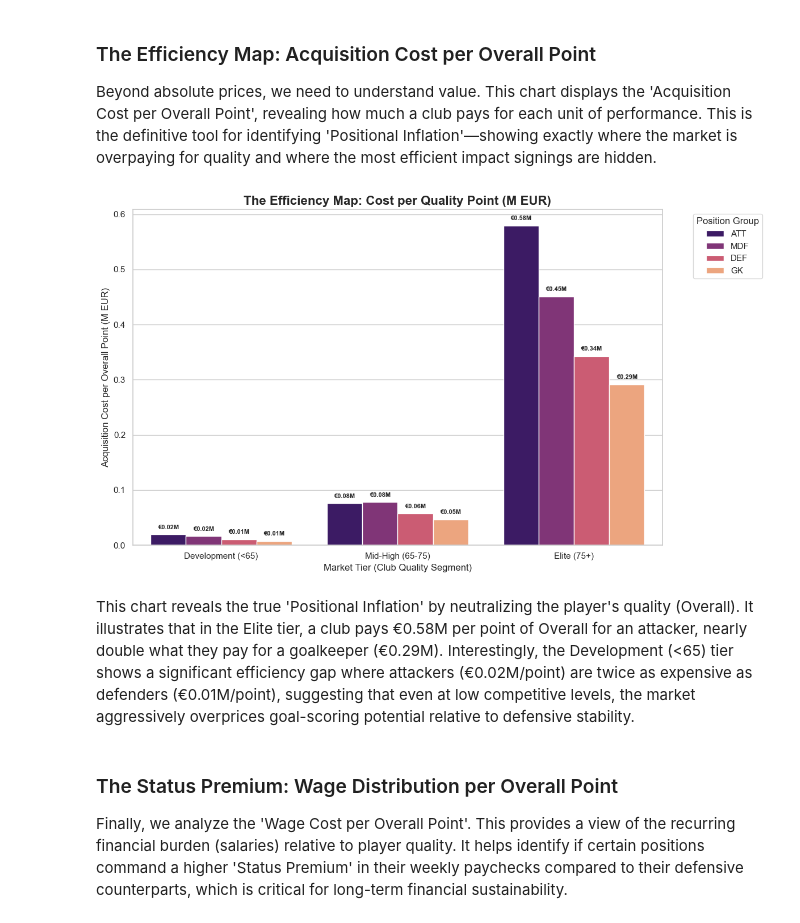
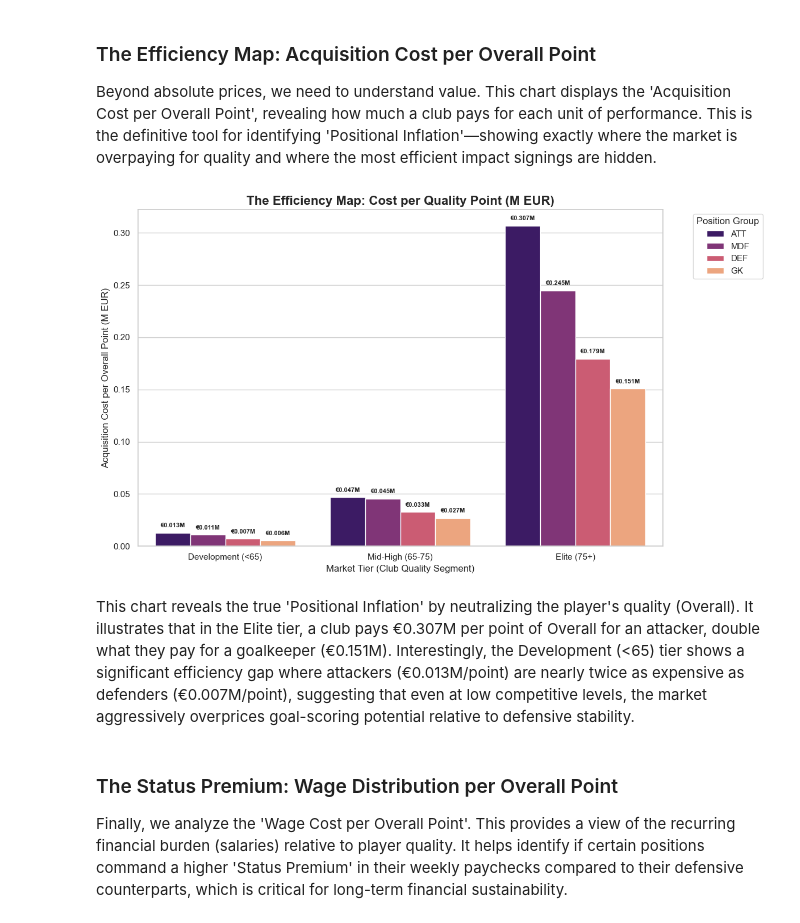
Before and after one commit to dalarconro/FIFA18_Python_Analysis, a Jupyter notebook: notebooks/03_analysis.ipynb, the cells around one changed output. Drawn from its saved outputs; the diff is of its cells as text; code cells hidden in the pictures.

```diff
--- a/notebooks/03_analysis.ipynb
+++ b/notebooks/03_analysis.ipynb
@@ -91,10 +97,13 @@ We'll start our analysis by creating some derived metrics will allow you to find
 # %%
 # We won't find players with 0 Potential or Overall
 # But we will control divisions by 0, just in case
-data['Value/Potential Efficiency'] = np.where(data['Potential'] > 0,
+data['Value Efficiency'] = np.where(data['Potential'] > 0,
+                                              round(data['Value (M_EUR)'] / data['Potential'], 3),
+                                              np.nan)
+data['Release_Clause Efficiency'] = np.where(data['Potential'] > 0,
                                               round(data['Release Clause (M_EUR)'] / data['Potential'], 3),
                                               np.nan)
-data['Wage-to-performance Ratio'] = np.where(data['Overall'] > 0,
+data['Wage_Performance Ratio'] = np.where(data['Overall'] > 0,
                                              round(data['Wage (K_EUR)'] / data['Overall'], 3),
                                              np.nan)
 data['Growth Margin'] = data['Potential'] - data['Overall']
@@ -175,8 +186,9 @@ scouting_pool = data[(data['Age'] <= 24) &
 
 # 2. Making metric comparables by normalization (0 to 1)
 # In Efficiency and Wage we look for the MINIMUM, so we substract from 1
-scouting_pool['score_value'] = 1 - scouting_pool['Value/Potential Efficiency'].rank(pct=True)
-scouting_pool['score_wage'] = 1 - scouting_pool['Wage-to-performance Ratio'].rank(pct=True)
+scouting_pool['score_value'] = 1 - scouting_pool['Value Efficiency'].rank(pct=True)
+scouting_pool['score_clause'] = 1 - scouting_pool['Release_Clause Efficiency'].rank(pct=True)
+scouting_pool['score_wage'] = 1 - scouting_pool['Wage_Performance Ratio'].rank(pct=True)
 scouting_pool['score_growth'] = scouting_pool['Growth Margin'].rank(pct=True)
 scouting_pool['score_contract'] = 1 - scouting_pool['Days Left'].rank(pct=True)
 
@@ -185,8 +197,9 @@ scouting_pool['score_contract'] = 1 - scouting_pool['Days Left'].rank(pct=True)
 scouting_pool['Final_Scouting_Score'] = (
     scouting_pool['score_value'] * 0.4 +
     scouting_pool['score_growth'] * 0.3 +
-    scouting_pool['score_wage'] * 0.2 +
-    scouting_pool['score_contract'] * 0.1
+    scouting_pool['score_wage'] * 0.15 +
+    scouting_pool['score_contract'] * 0.1 +
+    scouting_pool['score_clause'] * 0.05
 )
 
 # 4. Defining categories by Potential
@@ -664,15 +718,15 @@ For each Tier created, we will calculate, grouping by position (GK, DEF, MDF, AT
 # 1. Grouping by market tier and position group
 # Calculating metrics
 positional_economy = df_market_analysis.groupby(['Market_Tier', 'Position_Group']).agg({
-    'Release Clause (M_EUR)': 'mean',
+    'Value (M_EUR)': 'mean',
     'Wage (K_EUR)': 'mean',
     'Overall': 'mean'
 }).reset_index()
 
 # 2. Calculating Acquisition/Quality Ratio
-# Release Clause millions euros per Overall point
+# Market value millions euros per Overall point
 positional_economy['Acquisition_Cost_per_Point'] = (
-    positional_economy['Release Clause (M_EUR)'] / positional_economy['Overall']
+    positional_economy['Value (M_EUR)'] / positional_economy['Overall']
 )
 
 # 3. Calculating Wage/Quality Ratio
@@ -688,13 +742,13 @@ tier_order = ['Elite (75+)', 'Mid-High (65-75)', 'Development (<65)']
 # 5. Transform Tier into a Categorical type with the specified order
 positional_economy['Market_Tier'] = pd.Categorical(positional_economy['Market_Tier'], categories=tier_order, ordered=True)
 
-# 6. Ordering by Tier and Release Clause to see the most expensive tiers
+# 6. Ordering by Tier and Value to see the most expensive tiers
 positional_economy = positional_economy.sort_values(
-    by=['Market_Tier', 'Release Clause (M_EUR)'],
+    by=['Market_Tier', 'Value (M_EUR)'],
     ascending=[True, False]
 )
 
-print("Economic metrics (Release Clause and Wage) by Position Group and Tier:")
-positional_economy.to_csv('../outputs/reports/Economic metrics by Position Group and Tier.csv')
+print("Economic metrics (Market Value and Wage) by Position Group and Tier:")
+positional_economy.to_csv('../outputs/reports/Market Analysis - Economic metrics by Position Group and Tier.csv')
 display(positional_economy)
 # %% [output]
@@ -791,15 +845,15 @@ plt.figure(figsize=(12, 7))
 ax1 = sns.barplot(
     data=positional_economy,
     x='Market_Tier',
-    y='Release Clause (M_EUR)',
+    y='Value (M_EUR)',
     hue='Position_Group',
     palette='viridis',
     order=['Development (<65)', 'Mid-High (65-75)', 'Elite (75+)']
 )
 
-plt.title('Absolute Market Heat: Average Release Clause by Tier & Position', fontsize=16, fontweight='bold')
+plt.title('Absolute Market Heat: Average Market Value by Tier & Position', fontsize=16, fontweight='bold')
 plt.xlabel('Market Tier (Club Quality Segment)', fontsize=12)
-plt.ylabel('Average Release Clause (Millions of EUR)', fontsize=12)
+plt.ylabel('Average Market Value (Millions of EUR)', fontsize=12)
 plt.legend(title='Position Group', bbox_to_anchor=(1.05, 1), loc='upper left')
 
 # Annotating bars with values
@@ -813,7 +867,7 @@ for p in ax1.patches:
                     fontsize=8, fontweight='bold')
 
 plt.tight_layout()
-plt.savefig('../outputs/figures/MarketPos_market_heat_release_clause.png')
+plt.savefig('../outputs/figures/Market Analysis - Market_heat_release_clause.png')
 
 plt.show()
 # %% [output]
@@ -828,38 +882,38 @@ Beyond absolute prices, we need to understand value. This chart displays the 'Ac
 plt.figure(figsize=(12, 7))
 
 # Creating the bar plot for value-for-money
 ax2 = sns.barplot(
     data=positional_economy,
     x='Market_Tier',
     y='Acquisition_Cost_per_Point',
     hue='Position_Group',
     palette='magma',
     order=['Development (<65)', 'Mid-High (65-75)', 'Elite (75+)']
 )
 
 plt.title('The Efficiency Map: Cost per Quality Point (M EUR)', fontsize=16, fontweight='bold')
 plt.xlabel('Market Tier (Club Quality Segment)', fontsize=12)
 plt.ylabel('Acquisition Cost per Overall Point (M EUR)', fontsize=12)
 plt.legend(title='Position Group', bbox_to_anchor=(1.05, 1), loc='upper left')
 
 # Annotating bars with values
 for p in ax2.patches:
     if p.get_height() > 0:
-        ax2.annotate(f'€{p.get_height():.2f}M',
+        ax2.annotate(f'€{p.get_height():.3f}M',
                     (p.get_x() + p.get_width() / 2., p.get_height()),
                     ha='center', va='center',
                     xytext=(0, 9),
                     textcoords='offset points',
                     fontsize=8, fontweight='bold')
 
 plt.tight_layout()
-plt.savefig('../outputs/figures/MarketPos_efficiency_map_cost_per_point.png')
+plt.savefig('../outputs/figures/Market Analysis - Efficiency_map_cost_per_point.png')
 
 plt.show()
 # %% [output]
-[figure, old version]
+[figure, new version]
 # %% [markdown]
-This chart reveals the true 'Positional Inflation' by neutralizing the player's quality (Overall). It illustrates that in the Elite tier, a club pays €0.58M per point of Overall for an attacker, nearly double what they pay for a goalkeeper (€0.29M). Interestingly, the Development (<65) tier shows a significant efficiency gap where attackers (€0.02M/point) are twice as expensive as defenders (€0.01M/point), suggesting that even at low competitive levels, the market aggressively overprices goal-scoring potential relative to defensive stability.
+This chart reveals the true 'Positional Inflation' by neutralizing the player's quality (Overall). It illustrates that in the Elite tier, a club pays €0.307M per point of Overall for an attacker, double what they pay for a goalkeeper (€0.151M). Interestingly, the Development (<65) tier shows a significant efficiency gap where attackers (€0.013M/point) are nearly twice as expensive as defenders (€0.007M/point), suggesting that even at low competitive levels, the market aggressively overprices goal-scoring potential relative to defensive stability.
 # %% [markdown]
 ### The Status Premium: Wage Distribution per Overall Point
 
```
Also changed, not shown: parts of 41 cells of this notebook, 26 other files.
